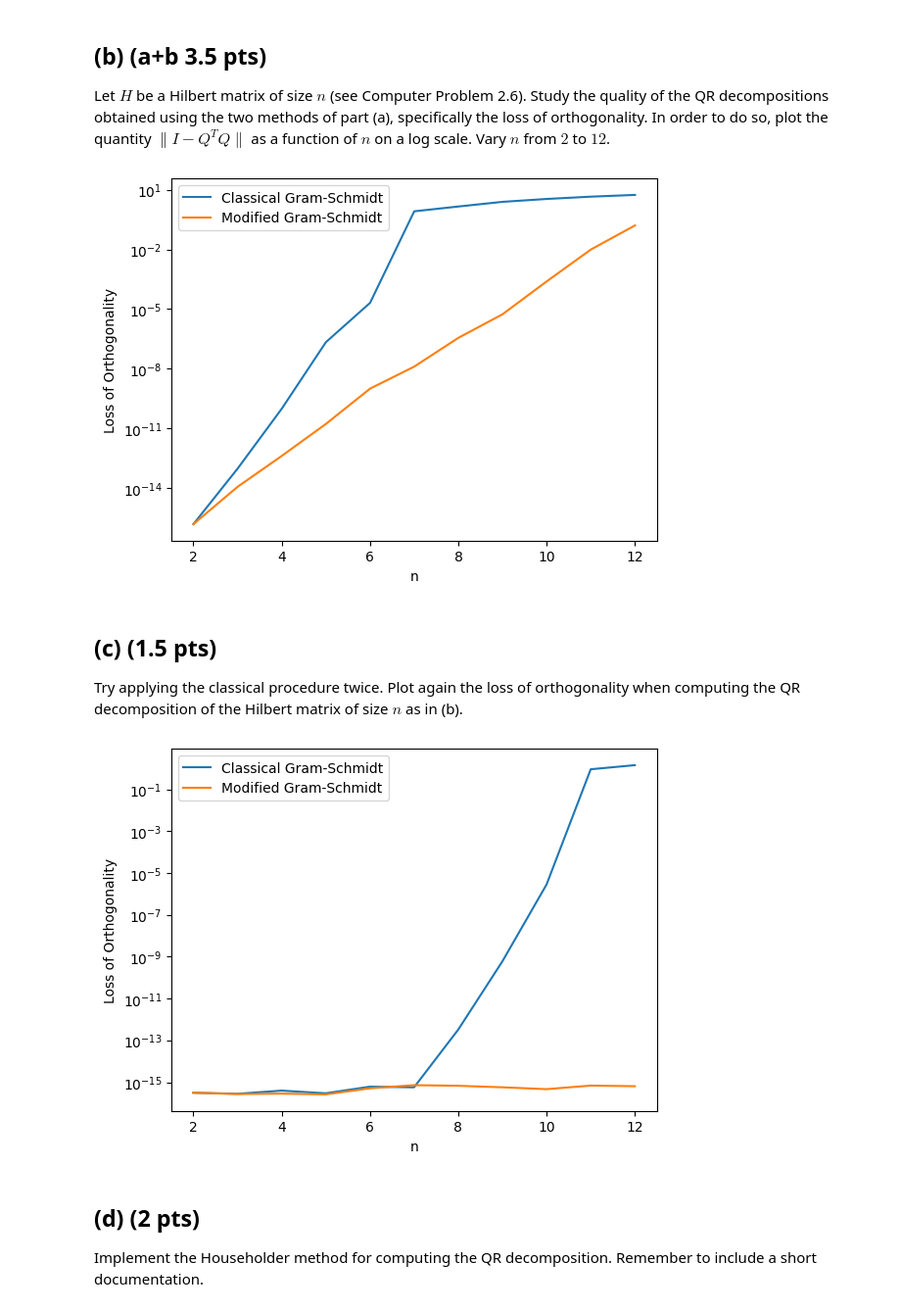
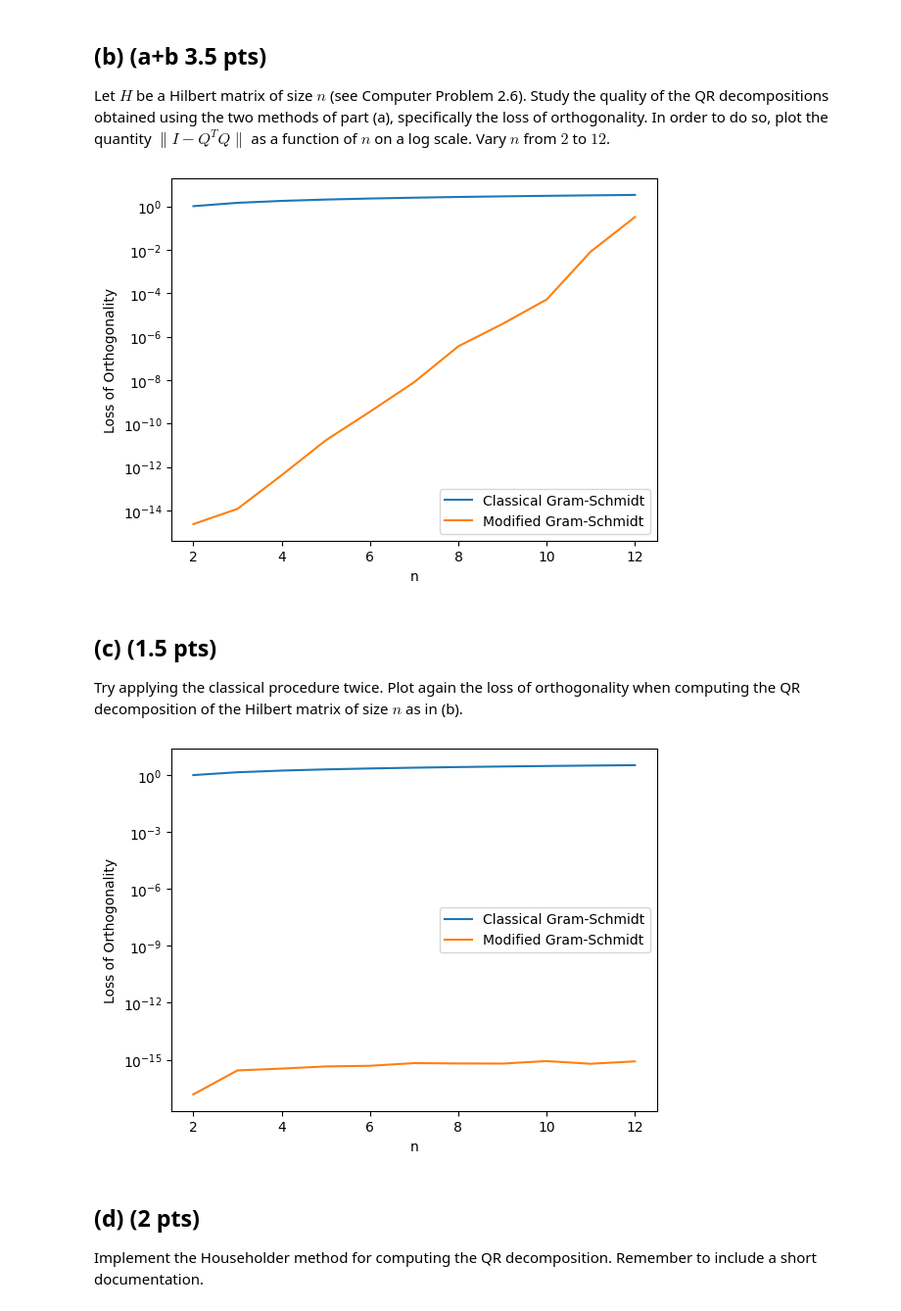
Before and after one commit to koenweverink/numericalAlgorithms, a Jupyter notebook: hw3_2023.ipynb, the cells around one changed output. Shown: that part at 98% size. Saved outputs shown, nothing was run; the diff lists cells and outputs as text; code cells hidden in the pictures.

```diff
--- a/hw3_2023.ipynb
+++ b/hw3_2023.ipynb
@@ -57,35 +99,50 @@ def modified_gram_schmidt(A):
 ## (b) (a+b 3.5 pts)
 Let $H$ be a Hilbert matrix of size $n$ (see Computer Problem 2.6). Study the quality of the QR decompositions obtained using the two methods of part (a), specifically the loss of orthogonality. In order to do so, plot the quantity $\| I - Q^T Q \|$ as a function of $n$ on a log scale. Vary $n$ from $2$ to $12$.
 # %%
-def loss_of_orthogonality(Q):
-    return np.linalg.norm(np.eye(Q.shape[1]) - Q.T @ Q)
+def loss_of_orthogonality(A):
+    """
+    Calculate the loss of orthogonality for a given matrix A.
+
+    Parameters:
+    - A (numpy.ndarray): The matrix for which to calculate the loss of orthogonality.
+
+    Returns:
+    - float: The loss of orthogonality, defined as the Frobenius norm of the difference
+      between the transpose of A and its product with itself, i.e., ||I - A^T @ A||_F.
+
+    The Frobenius norm is used to measure the magnitude of the matrix.
+    A smaller loss of orthogonality indicates a matrix closer to orthogonality.
+    For an orthogonal matrix, the loss of orthogonality is expected to be zero.
+    """
+
+    return np.linalg.norm(np.eye(A.shape[1]) - A.T @ A)
 
 
 # Set the range of n values
 n_values = list(range(2, 13))
 
 loss_classical = []
 loss_modified = []
 loss_qr = []
 
 for n in n_values:
-    H = np.array([[1 / (i + j - 1) for j in range(1, n+1)] for i in range(1, n+1)])
+    H = np.array([[1 / (i + j - 1) for j in range(1, n + 1)] for i in range(1, n + 1)])
 
-    Q_classical = classical_gram_schmidt(H)
+    Q_classical = classical_gram_schmidt(H)[0]
     loss_classical.append(loss_of_orthogonality(Q_classical))
 
-    Q_modified = modified_gram_schmidt(H)
+    Q_modified = modified_gram_schmidt(H)[0]
     loss_modified.append(loss_of_orthogonality(Q_modified))
 
 plt.plot(n_values, loss_classical, label='Classical Gram-Schmidt')
 plt.plot(n_values, loss_modified, label='Modified Gram-Schmidt')
 plt.yscale('log')
 plt.xlabel('n')
 plt.ylabel('Loss of Orthogonality')
 plt.legend()
 plt.show()
 # %% [output]
-[figure, old version]
+[figure, new version]
 # %% [markdown]
 ## (c) (1.5 pts)
 Try applying the classical procedure twice. Plot again the loss of orthogonality when computing the QR decomposition of the Hilbert matrix of size $n$ as in (b).
@@ -96,12 +153,12 @@ loss_classical = []
 loss_modified = []
 
 for n in n_values:
-    H = np.array([[1 / (i + j - 1) for j in range(1, n+1)] for i in range(1, n+1)])
+    H = np.array([[1 / (i + j - 1) for j in range(1, n + 1)] for i in range(1, n + 1)])
 
-    Q_classical = classical_gram_schmidt(classical_gram_schmidt(H))
+    Q_classical = classical_gram_schmidt(classical_gram_schmidt(H)[0])[0]
     loss_classical.append(loss_of_orthogonality(Q_classical))
 
-    Q_modified = modified_gram_schmidt(modified_gram_schmidt(H))
+    Q_modified = modified_gram_schmidt(modified_gram_schmidt(H)[0])[0]
     loss_modified.append(loss_of_orthogonality(Q_modified))
 
 plt.plot(n_values, loss_classical, label='Classical Gram-Schmidt')
@@ -113,7 +170,7 @@ plt.legend()
 
 plt.show()
 # %% [output]
-[figure, old version]
+[figure, new version]
 # %% [markdown]
 ## (d) (2 pts)
 Implement the Householder method for computing the QR decomposition. Remember to include a short documentation.
```
Also changed, not shown: parts of 5 cells of this notebook.
